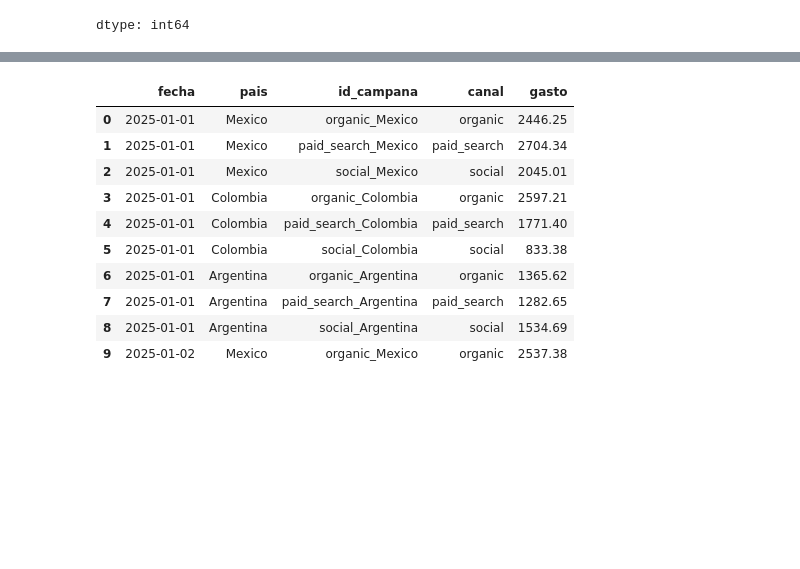
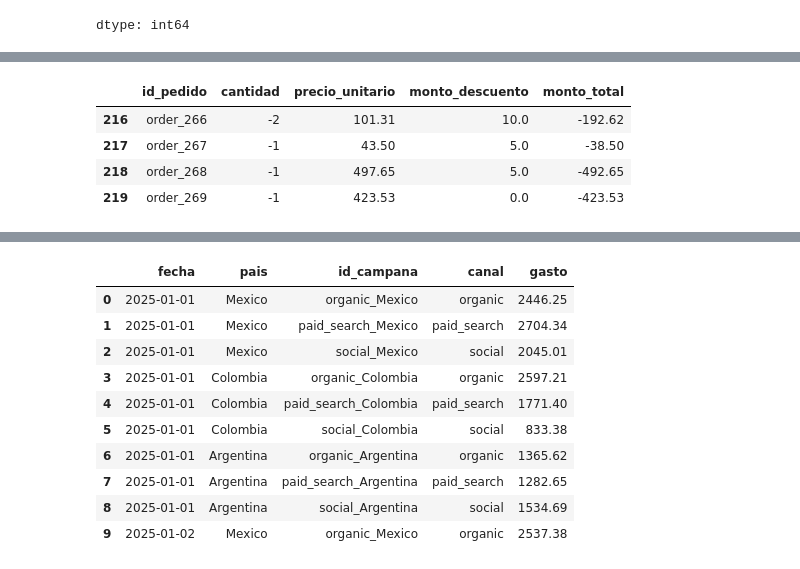
Before and after one commit to FithoGerardo/RappiPlus-Data-cleaning-and-analysis, a Jupyter notebook: notebooks/GerardoOlm-rappiplus_project.ipynb, the cells around one changed output, grey strips where cells are left out. Drawn from its saved outputs; the diff is of its cells as text; code cells hidden in the pictures; blank space fills up the shorter version.

```diff
--- a/notebooks/GerardoOlm-rappiplus_project.ipynb
+++ b/notebooks/GerardoOlm-rappiplus_project.ipynb
@@ -439,0 +457,11 @@ None
+# %%
+# ver registros de negativos
+display(ord[
+    (ord[['precio_unitario', 'cantidad', 'monto_descuento', 'monto_total']] < 0).any(axis=1)
+][['id_pedido', 'cantidad', 'precio_unitario', 'monto_descuento', 'monto_total']])
+# %% [output]
+|  | id_pedido | cantidad | precio_unitario | monto_descuento | monto_total |
+| 216 | order_266 | -2 | 101.31 | 10.0 | -192.62 |
+| 217 | order_267 | -1 | 43.50 | 5.0 | -38.50 |
+| 218 | order_268 | -1 | 497.65 | 5.0 | -492.65 |
+| 219 | order_269 | -1 | 423.53 | 0.0 | -423.53 |
```
Also changed, not shown: parts of 11 cells of this notebook.
